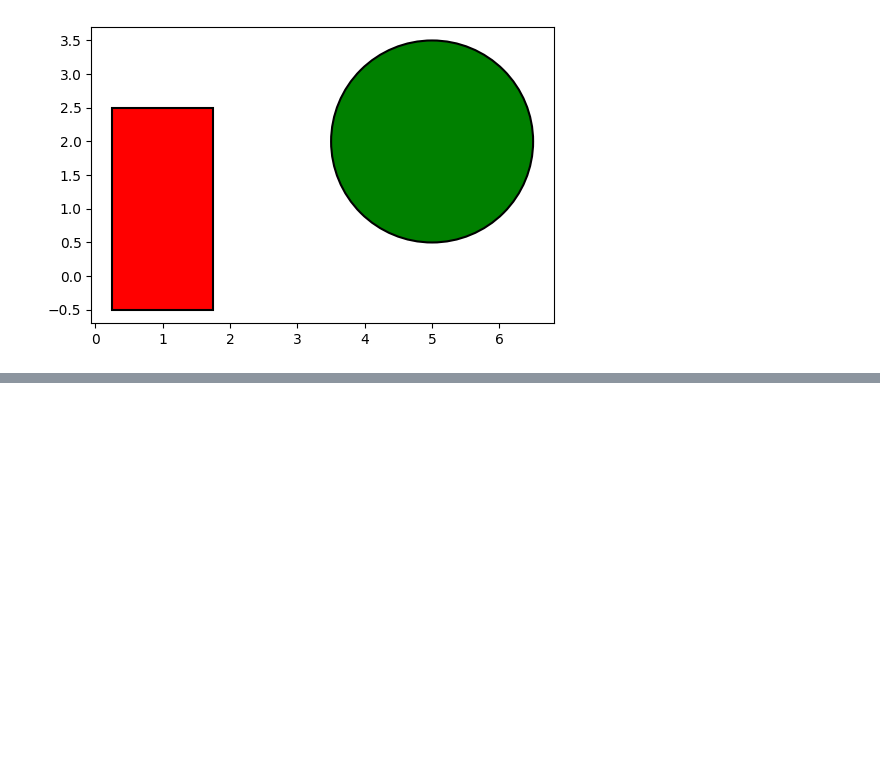
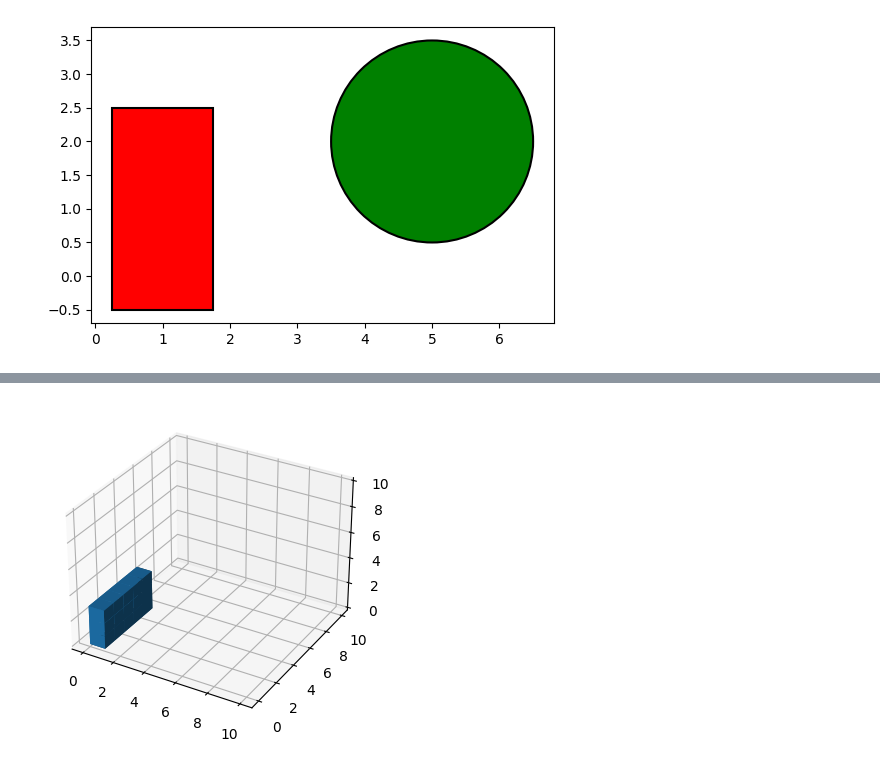
Before and after one commit to Andreas-Svensson/python, a Jupyter notebook: Explorations/E00_random_stuff.ipynb, the cells around one changed output, grey strips where cells are left out. Drawn from its saved outputs; the diff is of its cells as text; code cells hidden in the pictures; blank space fills up the shorter version.

```diff
--- a/Explorations/E00_random_stuff.ipynb
+++ b/Explorations/E00_random_stuff.ipynb
@@ -168,0 +226,29 @@ plt.show()
+# %%
+import matplotlib.pyplot as plt
+import numpy as np
+
+# This import registers the 3D projection, but is otherwise unused.
+# from mpl_toolkits.mplot3d import Axes3D  # noqa: F401 unused import
+
+
+# prepare some coordinates
+x, y, z = np.indices((10, 10, 10))
+
+# draw cuboids in the top left and bottom right corners, and a link between them
+cube1 = (x < 1) & (y < 5) & (z < 3)
+
+# combine the objects into a single boolean array
+#voxels = cube1 # cuboid for couboid in cuboids
+
+# set the colors of each object
+#colors = np.empty(voxels.shape, dtype=object)
+#colors[cube1] = 'green'
+
+# and plot everything
+fig = plt.figure()
+ax = plt.axes(projection='3d')
+ax.voxels(cube1) # can plot a list of shapes too
+
+plt.show();
+# %% [output]
+[figure, added]
```
Also changed, not shown: parts of 17 cells of this notebook.
